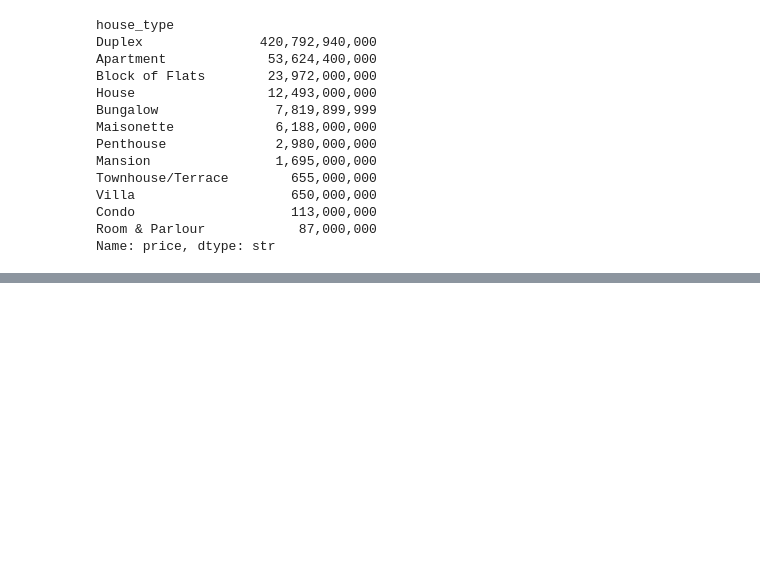
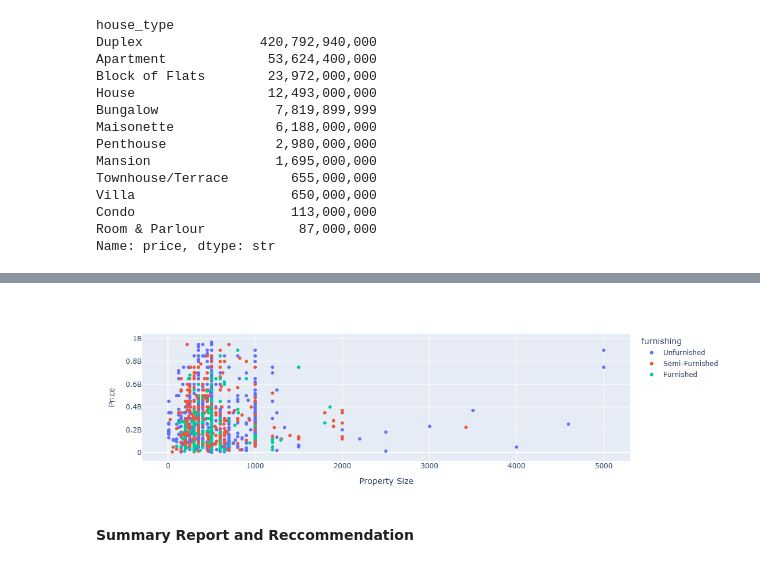
Before and after one commit to Maryam01-coder/jiji_housing_data, a Jupyter notebook: jiji_house_listing_analysis.ipynb, the cells around one changed output, grey strips where cells are left out. Cells and saved outputs as stored; diff of their text form; code cells hidden in the pictures; blank space fills up the shorter version.

```diff
--- a/jiji_house_listing_analysis.ipynb
+++ b/jiji_house_listing_analysis.ipynb
@@ -393,0 +439,17 @@ Name: price, dtype: str
+# %%
+#scatter plot
+fig4 = px.scatter(
+    df,
+    x="property_size(sqm)",
+    y="price",
+    color="furnishing",
+    labels={
+        "property_size(sqm)": "Property Size",
+        "price": "Price"
+    }
+)
+fig4.show()
+# %% [output]
+[figure, added]
+# %% [markdown]
+**Summary Report and Reccommendation**
```
Also changed, not shown: parts of 6 cells of this notebook, 1 other file.
